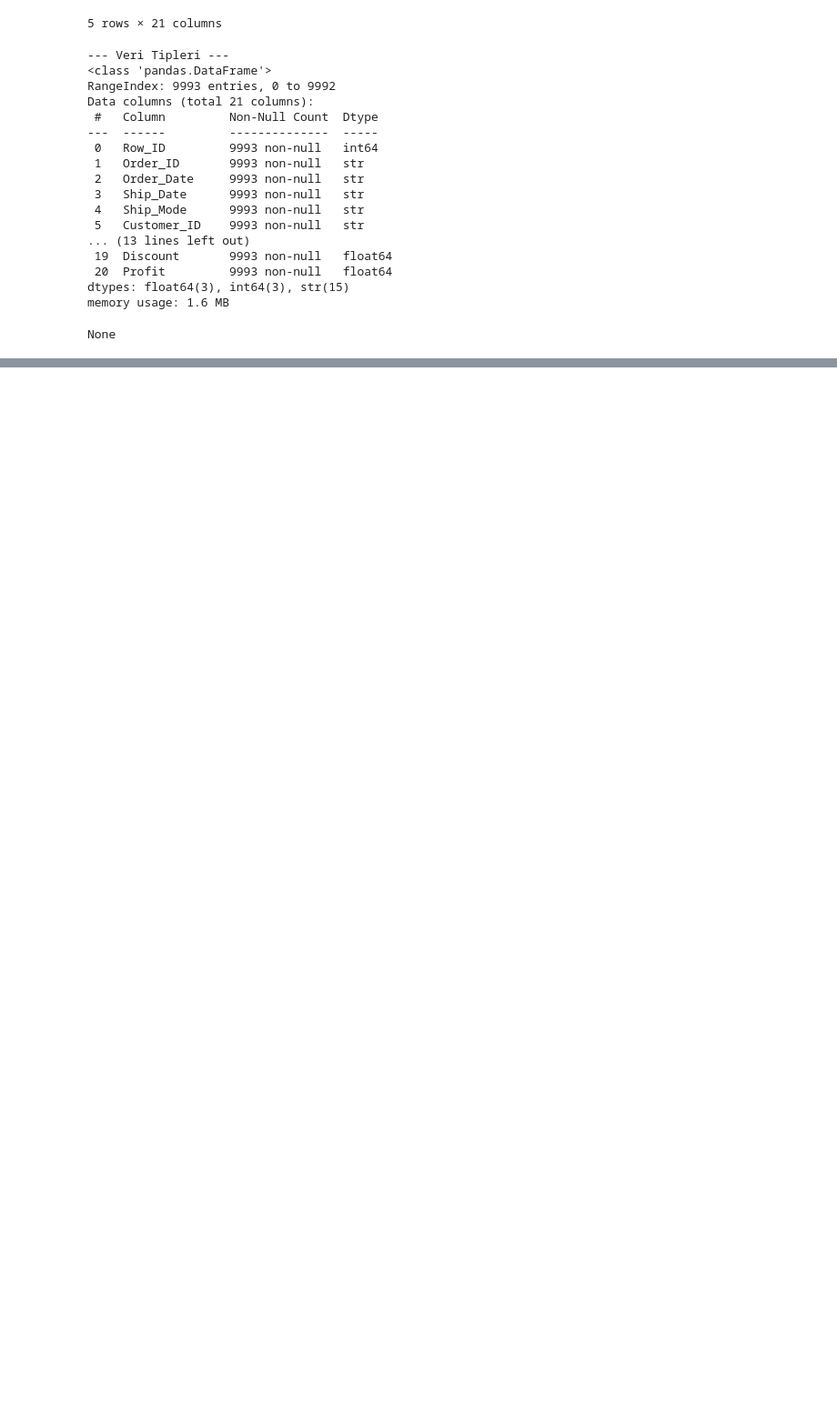
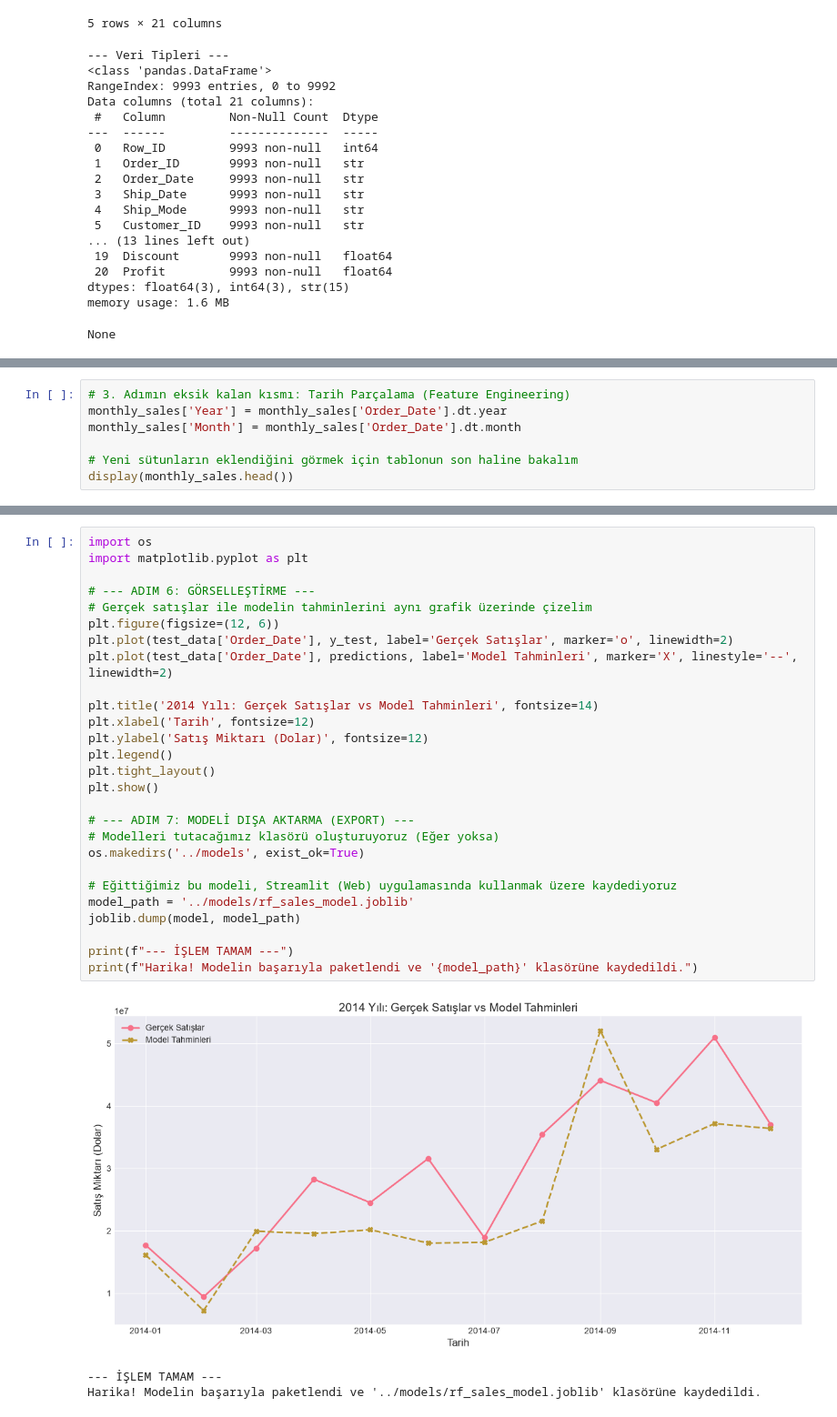
Before and after one commit to deryaKhrimn/AI-Sales-Analytics, a Jupyter notebook: notebooks/ml_forecasting.ipynb, the cells around one changed output, grey strips where cells are left out. Shown at 91% size. Cells and saved outputs as stored; diff of their text form; blank space fills up the shorter version.

Commit message:
Smart Sales Forecasting with Streamlit, Random Forest, and Gemini AI

```diff
--- a/notebooks/ml_forecasting.ipynb
+++ b/notebooks/ml_forecasting.ipynb
@@ -56,0 +82,7 @@ None
+# %%
+# 3. Adımın eksik kalan kısmı: Tarih Parçalama (Feature Engineering)
+monthly_sales['Year'] = monthly_sales['Order_Date'].dt.year
+monthly_sales['Month'] = monthly_sales['Order_Date'].dt.month
+
+# Yeni sütunların eklendiğini görmek için tablonun son haline bakalım
+display(monthly_sales.head())
@@ -56,0 +124,31 @@ None
+# %%
+import os
+import matplotlib.pyplot as plt
+
+# --- ADIM 6: GÖRSELLEŞTİRME ---
+# Gerçek satışlar ile modelin tahminlerini aynı grafik üzerinde çizelim
+plt.figure(figsize=(12, 6))
+plt.plot(test_data['Order_Date'], y_test, label='Gerçek Satışlar', marker='o', linewidth=2)
+plt.plot(test_data['Order_Date'], predictions, label='Model Tahminleri', marker='X', linestyle='--', linewidth=2)
+
+plt.title('2014 Yılı: Gerçek Satışlar vs Model Tahminleri', fontsize=14)
+plt.xlabel('Tarih', fontsize=12)
+plt.ylabel('Satış Miktarı (Dolar)', fontsize=12)
+plt.legend()
+plt.tight_layout()
+plt.show()
+
+# --- ADIM 7: MODELİ DIŞA AKTARMA (EXPORT) ---
+# Modelleri tutacağımız klasörü oluşturuyoruz (Eğer yoksa)
+os.makedirs('../models', exist_ok=True)
+
+# Eğittiğimiz bu modeli, Streamlit (Web) uygulamasında kullanmak üzere kaydediyoruz
+model_path = '../models/rf_sales_model.joblib'
+joblib.dump(model, model_path)
+
+print(f"--- İŞLEM TAMAM ---")
+print(f"Harika! Modelin başarıyla paketlendi ve '{model_path}' klasörüne kaydedildi.")
+# %% [output]
+[figure, added]
+--- İŞLEM TAMAM ---
+Harika! Modelin başarıyla paketlendi ve '../models/rf_sales_model.joblib' klasörüne kaydedildi.
```
Also changed, not shown: parts of 3 cells of this notebook, 3 other files.
